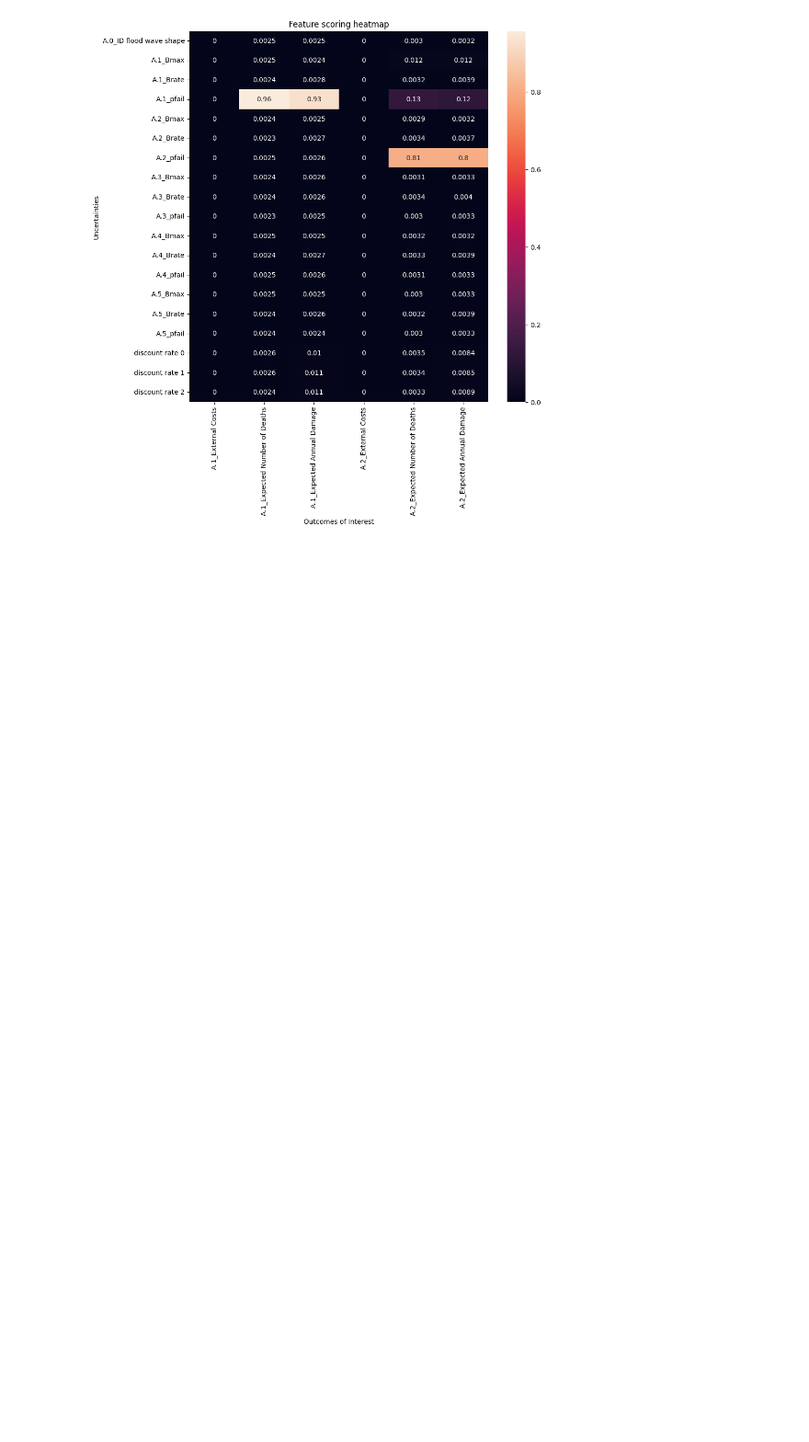
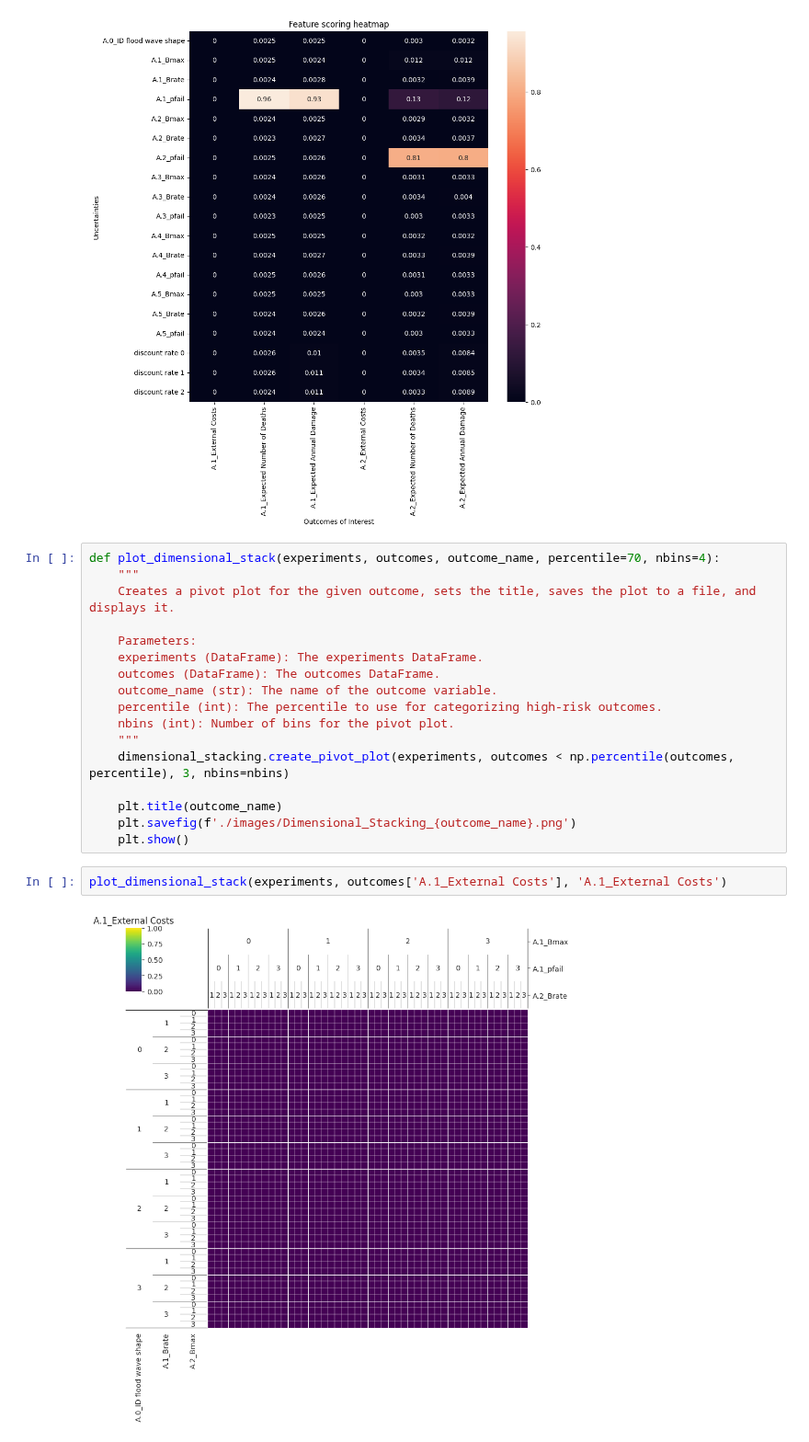
Before and after one commit to pherfkens/PROJECT_MBDM_GROUP1, a Jupyter notebook: final assignment/Feature_Scoring_&_Dim_Stacking.ipynb, the cells around one changed output. Shown at 92% size. Drawn from its saved outputs; the diff is of its cells as text; blank space fills up the shorter version.

Commit message:
feature scoring and dim stacking

```diff
--- a/final assignment/Feature_Scoring_&_Dim_Stacking.ipynb
+++ b/final assignment/Feature_Scoring_&_Dim_Stacking.ipynb
@@ -23,3 +24,24 @@ plt.savefig('./images/Feature_Scoring_Uncertainties.png')
 plt.show()
 # %% [output]
 [figure]
+# %%
+def plot_dimensional_stack(experiments, outcomes, outcome_name, percentile=70, nbins=4):
+    """
+    Creates a pivot plot for the given outcome, sets the title, saves the plot to a file, and displays it.
+
+    Parameters:
+    experiments (DataFrame): The experiments DataFrame.
+    outcomes (DataFrame): The outcomes DataFrame.
+    outcome_name (str): The name of the outcome variable.
+    percentile (int): The percentile to use for categorizing high-risk outcomes.
+    nbins (int): Number of bins for the pivot plot.
+    """
+    dimensional_stacking.create_pivot_plot(experiments, outcomes < np.percentile(outcomes, percentile), 3, nbins=nbins)
+
+    plt.title(outcome_name)
+    plt.savefig(f'./images/Dimensional_Stacking_{outcome_name}.png')
+    plt.show()
+# %%
+plot_dimensional_stack(experiments, outcomes['A.1_External Costs'], 'A.1_External Costs')
+# %% [output]
+[figure, added]
```
Also changed, not shown: parts of 6 cells of this notebook, 7 other files.
